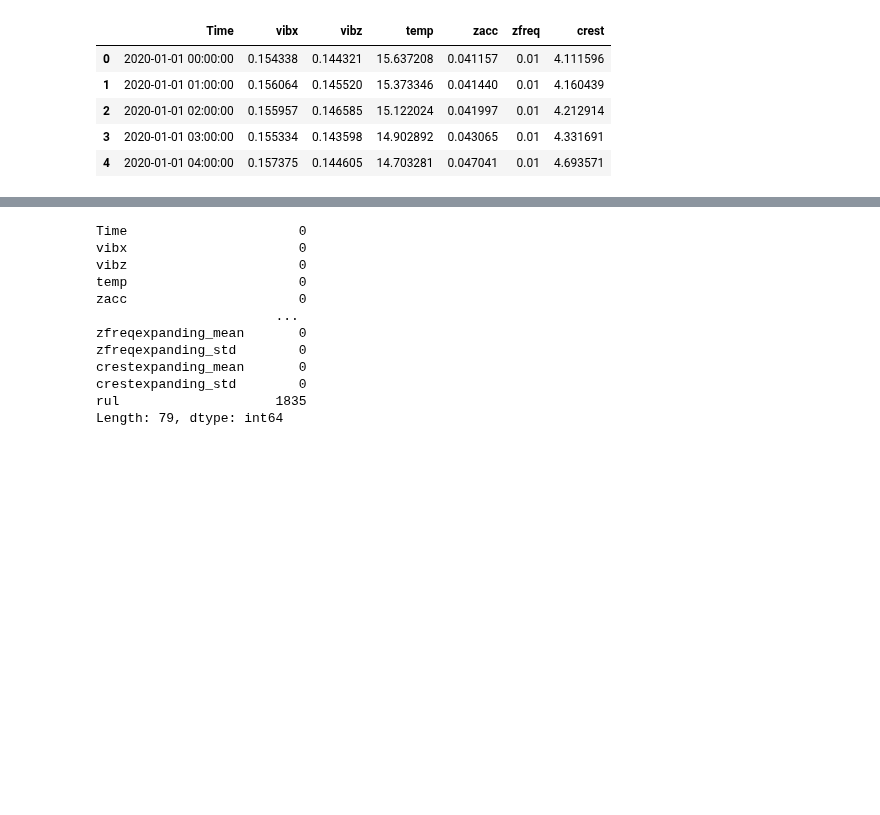
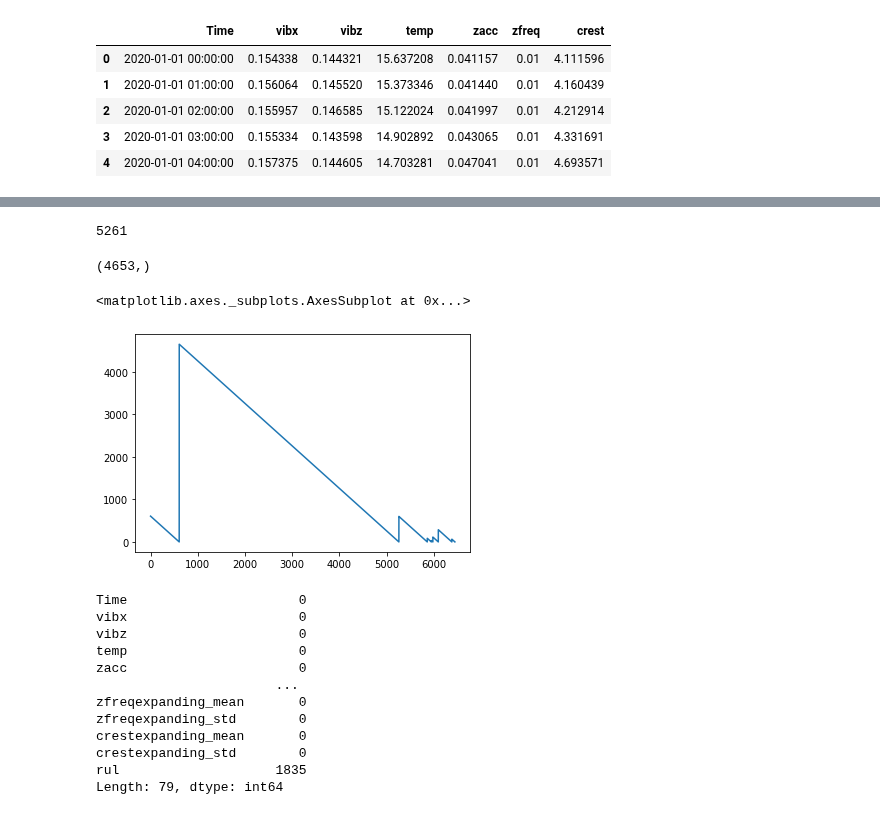
Before and after one commit to MustafaBozkurt84/predictive-maintanance-LSTM, a Jupyter notebook: Lstm_Predictive_maintenance_regression.ipynb, the cells around one changed output, grey strips where cells are left out. Drawn from its saved outputs; the diff is of its cells as text; code cells hidden in the pictures; blank space fills up the shorter version.

```diff
--- a/Lstm_Predictive_maintenance_regression.ipynb
+++ b/Lstm_Predictive_maintenance_regression.ipynb
@@ -133,0 +125,8 @@ for ariza in  ariza_tarihleri:
+# %%
+len(rul)
+# %% [output]
+5261
+# %%
+df.loc[df[df["Time"]==onceki_ariza].index[0]:df[df["Time"]==ariza].index[0]-1,"rul"].shape
+# %% [output]
+(4653,)
@@ -134,3 +138,8 @@ for ariza in  ariza_tarihleri:
+# %%
+df["rul"].plot()
+# %% [output]
+<matplotlib.axes._subplots.AxesSubplot at 0x...>
+[figure, added]
 # %%
 df.isna().sum()
 # %% [output]
```
Also changed, not shown: parts of 7 cells of this notebook.
